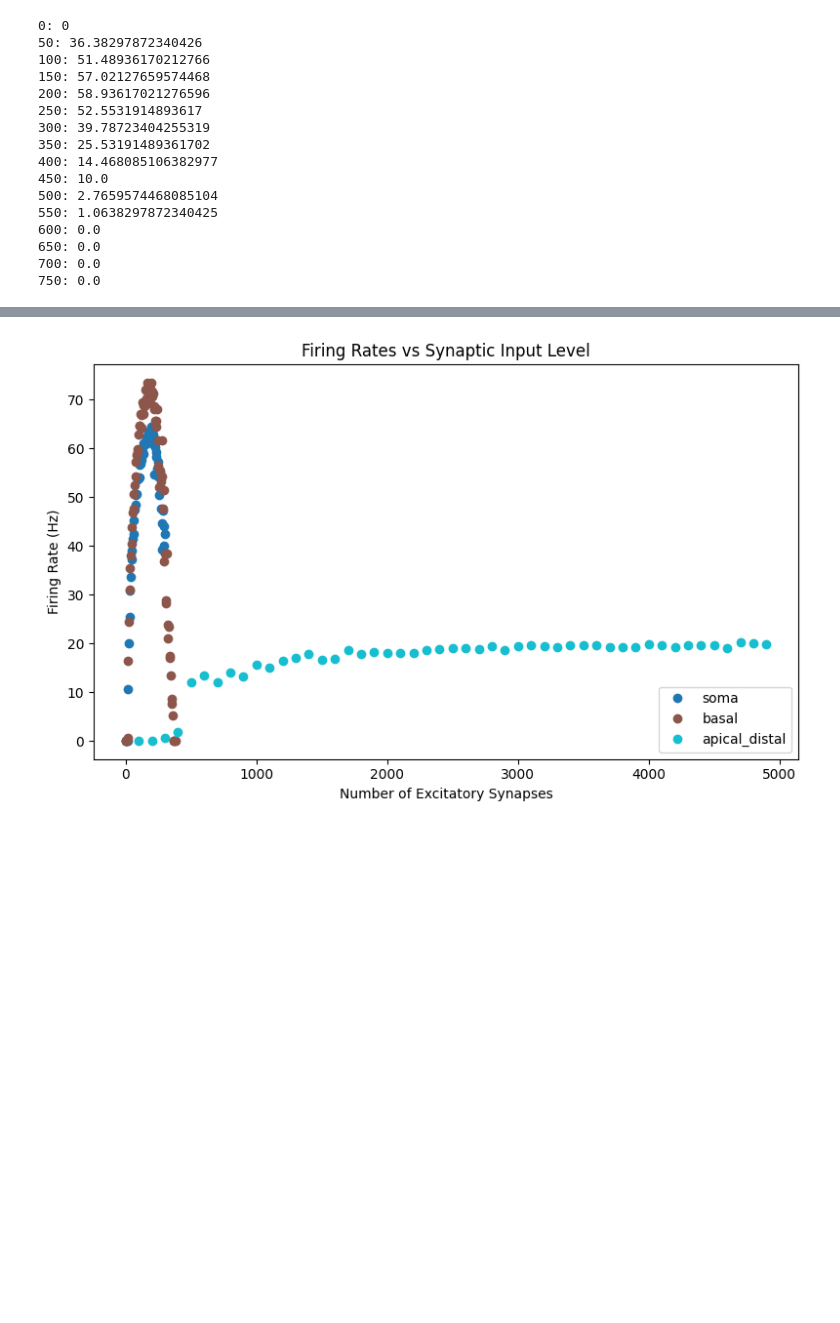
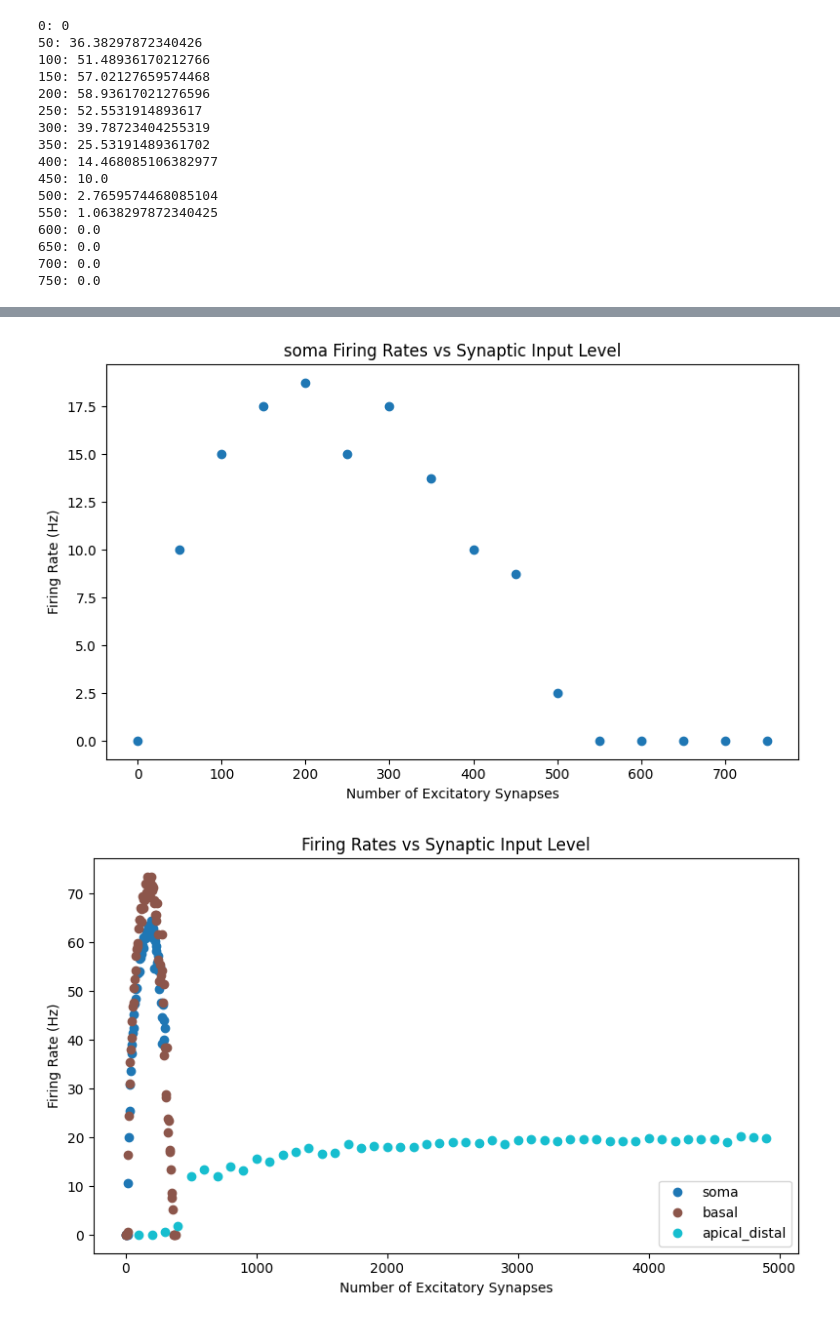
Before and after one commit to kedoxey/PyramidalCellSimulations, a Jupyter notebook: notebooks/processing/firing_rates.ipynb, the cells around one changed output, grey strips where cells are left out. Cells and saved outputs as stored; diff of their text form; code cells hidden in the pictures; blank space fills up the shorter version.

Commit message:
updated scritps and firing rates

```diff
--- a/notebooks/processing/firing_rates.ipynb
+++ b/notebooks/processing/firing_rates.ipynb
@@ -88,3 +88,29 @@ for i, (syns_type, syns_sim) in enumerate(firing_rates.items()):
+# %%
+output_dir = os.path.join('/home/kedoxey/CRCNS/PyramidalCellSimulations','models/NEURON/NMLCL000073-NEURON','output')
+firing_rates_fname = 'firing_rates-thresh_0.pkl'
+firing_rates_path = os.path.join(output_dir,firing_rates_fname)
+
+with open(firing_rates_path,'rb') as fp:
+    firing_rates = pickle.load(fp)
+
+
+cmap = mpl.colormaps['tab10']
+colors = cmap(np.linspace(0,1,len(firing_rates)))
+
+for i, (syns_type, syns_sim) in enumerate(firing_rates.items()):
+
+    fig, axs = plt.subplots(1,1, figsize=(8,5))
+
+    for num_syns, firing_rate in syns_sim.items():
+        axs.plot(num_syns, firing_rate, 'o', color=colors[i])
+
+    axs.set_xlabel('Number of Excitatory Synapses')
+    axs.set_ylabel('Firing Rate (Hz)')
+    axs.set_title(f'{syns_type} Firing Rates vs Synaptic Input Level')
+    fig.tight_layout()
+    # fig.savefig(os.path.join(output_dir,'firing_rates',f'{syns_type}-firing_rates.png'),dpi=300)
+# %% [output]
+[figure, added]
 # %%
 fig, axs = plt.subplots(1,1, figsize=(8,5))
 
```
Also changed, not shown: parts of 1 cell of this notebook, 12 other files.
